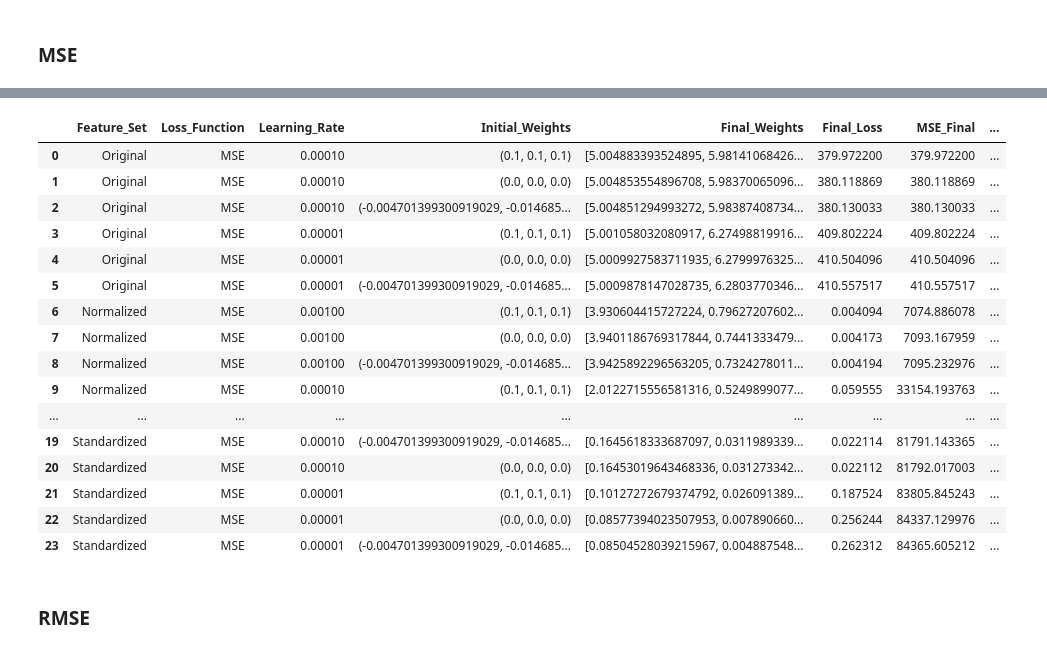
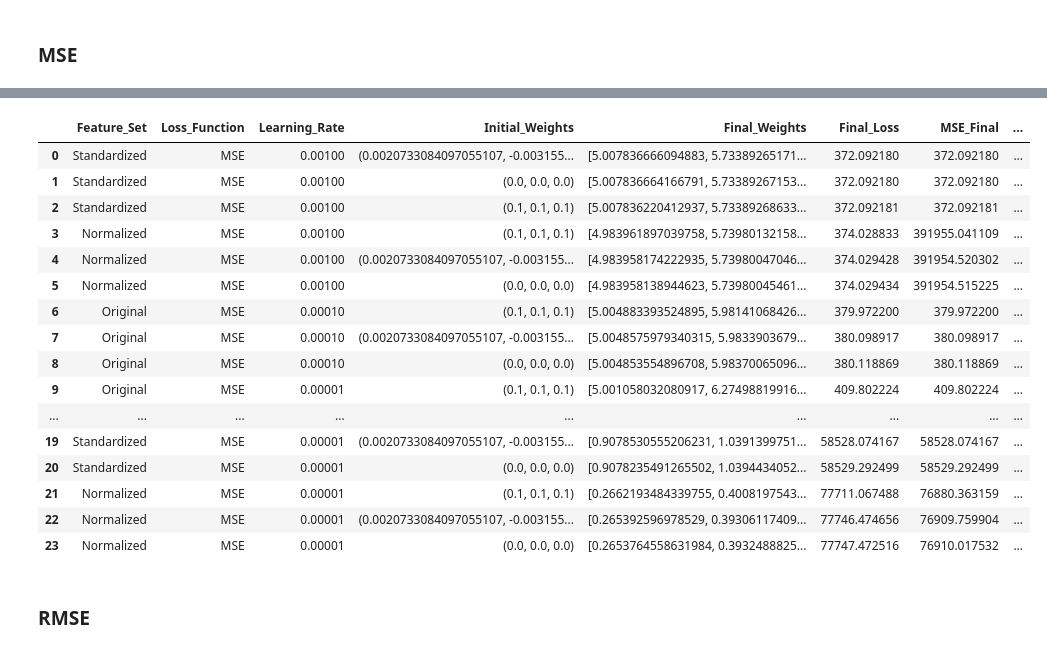
Before and after one commit to matheusssilva991/rna_tarefas_mestrado, a Jupyter notebook: src/tarefa2.ipynb, the cells around one changed output, grey strips where cells are left out. Drawn from its saved outputs; the diff is of its cells as text; code cells hidden in the pictures.

```diff
--- a/src/tarefa2.ipynb
+++ b/src/tarefa2.ipynb
@@ -164,17 +156,21 @@ tolerance = 1e-6
 # %%
 dict_results = {}
 
-for feature_set, feature_name, target_data in zip(features_list, features_names, targets_list):
+for feature_set, feature_name in zip(features_list, features_names):
     x_data = feature_set['x'].values
     y_data = feature_set['y'].values
-    z_data = target_data
+    z_data = y.values
 
     x_data_orig = features['x'].values
     y_data_orig = features['y'].values
-    z_data_orig = y
 
     for loss_fn_name, loss_fn_maker in zip(loss_fn_names, loss_fn_makers):
-        loss_function, grad_loss_function = loss_fn_maker(x_data, y_data, z_data)
+        loss_function, grad_loss_function = None, None
+
+        if feature_name == 'Original':
+            loss_function, grad_loss_function = loss_fn_maker(x_data ** 3, y_data ** 2, z_data)
+        else:
+            loss_function, grad_loss_function = loss_fn_maker(x_data, y_data, z_data)
 
         for lr in learning_rates:
             for initial_w in initial_weights:
@@ -194,15 +190,15 @@ for feature_set, feature_name, target_data in zip(features_list, features_names,
                     continue
 
                 if feature_name == 'Standardized':
-                    weights[-1] = std_scaler_x.desnormalize_weights(weights[-1])
+                    weights[-1] = standard_scaler.desnormalize_weights(weights[-1])
                 elif feature_name == 'Normalized':
-                    weights[-1] = minmax_scaler_x.desnormalize_weights(weights[-1])
+                    weights[-1] = min_max_scaler.desnormalize_weights(weights[-1])
 
                 function_aprox = make_function(weights[-1])
 
-                mse_final = np.mean((z_data_orig - function_aprox(x_data_orig, y_data_orig)) ** 2)
+                mse_final = np.mean((z_data - function_aprox(x_data_orig, y_data_orig)) ** 2)
                 rmse_final = np.sqrt(mse_final)
-                mae_final = np.mean(np.abs(z_data_orig - function_aprox(x_data_orig, y_data_orig)))
+                mae_final = np.mean(np.abs(z_data - function_aprox(x_data_orig, y_data_orig)))
 
                 key = (feature_name, loss_fn_name, lr, tuple(initial_w))
                 dict_results[key] = {
@@ -240,7 +236,7 @@ df_result_to_save['Final_Weights'] = df_result_to_save['Final_Weights'].apply(la
 
 df_result_to_save.to_excel('../output/tarefa2_results.xlsx', index=False, float_format="%.6g")
 
-df_result.sort_values(by='MAE_Final').groupby('Loss_Function').head(3).reset_index(drop=True)
+df_result.sort_values(by='Final_Loss').groupby('Loss_Function').head(4).reset_index(drop=True)
 # %% [output]
 overflow encountered in reduce
 
@@ -286,24 +282,24 @@ Pesos: [5.00488339 5.98141068 6.34990042]
 # %%
-df_result_mse = df_result[df_result['Loss_Function'] == 'MSE'].sort_values(by='MSE_Final').reset_index(drop=True)
+df_result_mse = df_result[df_result['Loss_Function'] == 'MSE'].sort_values(by='Final_Loss').reset_index(drop=True)
 df_result_mse
 # %% [output]
 |  | Feature_Set | Loss_Function | Learning_Rate | Initial_Weights | Final_Weights | Final_Loss | MSE_Final | ... |
-| 0 | Original | MSE | 0.00010 | (0.1, 0.1, 0.1) | [5.004883393524895, 5.98141068426... | 379.972200 | 379.972200 | ... |
-| 1 | Original | MSE | 0.00010 | (0.0, 0.0, 0.0) | [5.004853554896708, 5.98370065096... | 380.118869 | 380.118869 | ... |
-| 2 | Original | MSE | 0.00010 | (-0.004701399300919029, -0.014685... | [5.004851294993272, 5.98387408734... | 380.130033 | 380.130033 | ... |
-| 3 | Original | MSE | 0.00001 | (0.1, 0.1, 0.1) | [5.001058032080917, 6.27498819916... | 409.802224 | 409.802224 | ... |
-| 4 | Original | MSE | 0.00001 | (0.0, 0.0, 0.0) | [5.0009927583711935, 6.2799976325... | 410.504096 | 410.504096 | ... |
-| 5 | Original | MSE | 0.00001 | (-0.004701399300919029, -0.014685... | [5.0009878147028735, 6.2803770346... | 410.557517 | 410.557517 | ... |
-| 6 | Normalized | MSE | 0.00100 | (0.1, 0.1, 0.1) | [3.930604415727224, 0.79627207602... | 0.004094 | 7074.886078 | ... |
-| 7 | Normalized | MSE | 0.00100 | (0.0, 0.0, 0.0) | [3.9401186769317844, 0.7441333479... | 0.004173 | 7093.167959 | ... |
-| 8 | Normalized | MSE | 0.00100 | (-0.004701399300919029, -0.014685... | [3.9425892296563205, 0.7324278011... | 0.004194 | 7095.232976 | ... |
-| 9 | Normalized | MSE | 0.00010 | (0.1, 0.1, 0.1) | [2.0122715556581316, 0.5249899077... | 0.059555 | 33154.193763 | ... |
+| 0 | Standardized | MSE | 0.00100 | (0.0020733084097055107, -0.003155... | [5.007836666094883, 5.73389265171... | 372.092180 | 372.092180 | ... |
+| 1 | Standardized | MSE | 0.00100 | (0.0, 0.0, 0.0) | [5.007836664166791, 5.73389267153... | 372.092180 | 372.092180 | ... |
+| 2 | Standardized | MSE | 0.00100 | (0.1, 0.1, 0.1) | [5.007836220412937, 5.73389268633... | 372.092181 | 372.092181 | ... |
+| 3 | Normalized | MSE | 0.00100 | (0.1, 0.1, 0.1) | [4.983961897039758, 5.73980132158... | 374.028833 | 391955.041109 | ... |
+| 4 | Normalized | MSE | 0.00100 | (0.0020733084097055107, -0.003155... | [4.983958174222935, 5.73980047046... | 374.029428 | 391954.520302 | ... |
+| 5 | Normalized | MSE | 0.00100 | (0.0, 0.0, 0.0) | [4.983958138944623, 5.73980045461... | 374.029434 | 391954.515225 | ... |
+| 6 | Original | MSE | 0.00010 | (0.1, 0.1, 0.1) | [5.004883393524895, 5.98141068426... | 379.972200 | 379.972200 | ... |
+| 7 | Original | MSE | 0.00010 | (0.0020733084097055107, -0.003155... | [5.0048575979340315, 5.9833903679... | 380.098917 | 380.098917 | ... |
+| 8 | Original | MSE | 0.00010 | (0.0, 0.0, 0.0) | [5.004853554896708, 5.98370065096... | 380.118869 | 380.118869 | ... |
+| 9 | Original | MSE | 0.00001 | (0.1, 0.1, 0.1) | [5.001058032080917, 6.27498819916... | 409.802224 | 409.802224 | ... |
 | ... | ... | ... | ... | ... | ... | ... | ... | ... |
-| 19 | Standardized | MSE | 0.00010 | (-0.004701399300919029, -0.014685... | [0.1645618333687097, 0.0311989339... | 0.022114 | 81791.143365 | ... |
-| 20 | Standardized | MSE | 0.00010 | (0.0, 0.0, 0.0) | [0.16453019643468336, 0.031273342... | 0.022112 | 81792.017003 | ... |
-| 21 | Standardized | MSE | 0.00001 | (0.1, 0.1, 0.1) | [0.10127272679374792, 0.026091389... | 0.187524 | 83805.845243 | ... |
-| 22 | Standardized | MSE | 0.00001 | (0.0, 0.0, 0.0) | [0.08577394023507953, 0.007890660... | 0.256244 | 84337.129976 | ... |
-| 23 | Standardized | MSE | 0.00001 | (-0.004701399300919029, -0.014685... | [0.08504528039215967, 0.004887548... | 0.262312 | 84365.605212 | ... |
+| 19 | Standardized | MSE | 0.00001 | (0.0020733084097055107, -0.003155... | [0.9078530555206231, 1.0391399751... | 58528.074167 | 58528.074167 | ... |
+| 20 | Standardized | MSE | 0.00001 | (0.0, 0.0, 0.0) | [0.9078235491265502, 1.0394434052... | 58529.292499 | 58529.292499 | ... |
+| 21 | Normalized | MSE | 0.00001 | (0.1, 0.1, 0.1) | [0.2662193484339755, 0.4008197543... | 77711.067488 | 76880.363159 | ... |
+| 22 | Normalized | MSE | 0.00001 | (0.0020733084097055107, -0.003155... | [0.265392596978529, 0.39306117409... | 77746.474656 | 76909.759904 | ... |
+| 23 | Normalized | MSE | 0.00001 | (0.0, 0.0, 0.0) | [0.2653764558631984, 0.3932488825... | 77747.472516 | 76910.017532 | ... |
 # %% [markdown]
 ### RMSE
 # %%
```
Also changed, not shown: parts of 5 cells of this notebook, 6 other files.
